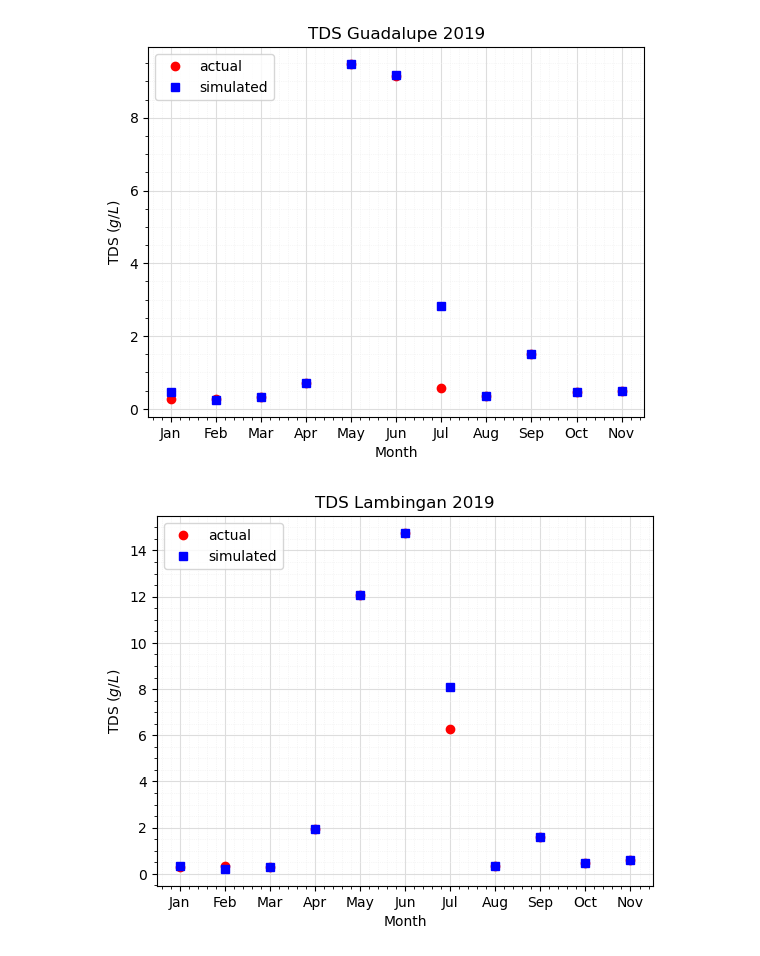
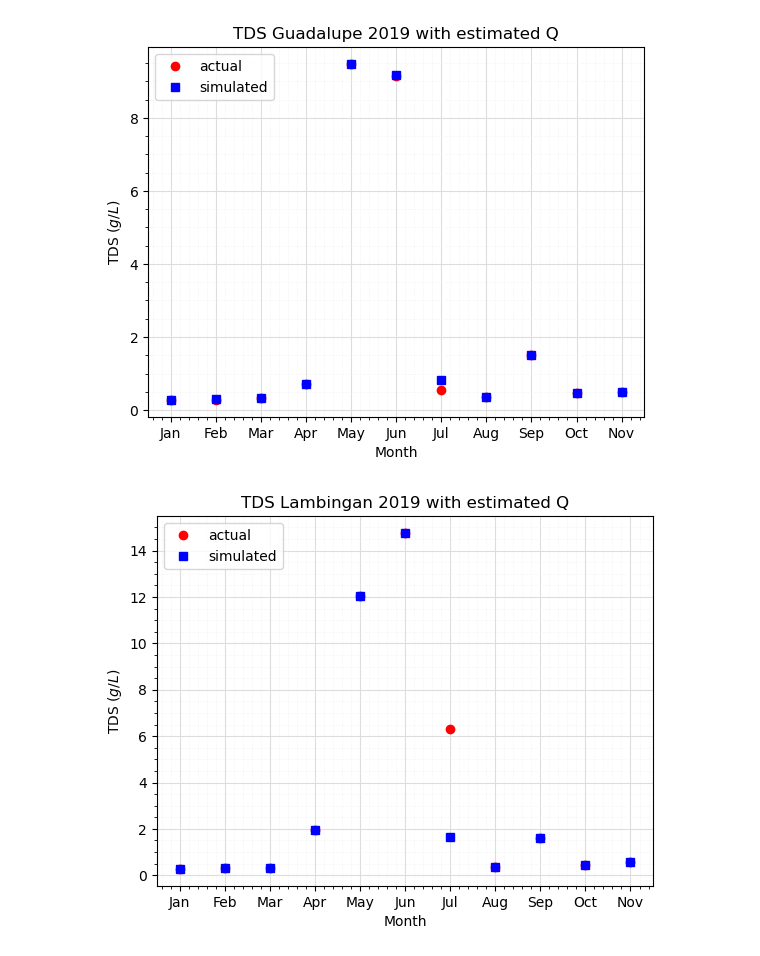
Before and after one commit to CrisLorde/Numerical-resolution-of-a-water-quality-model-and-its-application-to-the-Pasig-River, a Jupyter notebook: Parameter Estimation 2019/TDS Pasig 2019 with estimated Q.ipynb, the cells around one changed output. Saved outputs shown, nothing was run; the diff lists cells and outputs as text; code cells hidden in the pictures.

```diff
--- a/Parameter Estimation 2019/TDS Pasig 2019 with estimated Q.ipynb
+++ b/Parameter Estimation 2019/TDS Pasig 2019 with estimated Q.ipynb
@@ -333,14 +333,14 @@ def solver(T,dt,L1, L2, L3, Z):
     E[0,k1:l1] = PN1*den*hb*S[0,k1:l1]
 
     #Flow Rate Boundary
-    QW[0,0] = 95.36207576
+    QW[0,0] = 75.39087057
     QW[24,0] = 22.79
     QW[66,0] = 2.61
     QW[72,0] = 0.13
     QW[88,0] = 2.08
     QW[148,0] = 0.25
 
-    QW[0,1] = 84.5485482
+    QW[0,1] = 111.25511384
     QW[24,1] = 6.25
     QW[66,1] = 2.17
     QW[72,1] = 0.08
@@ -375,7 +375,7 @@ def solver(T,dt,L1, L2, L3, Z):
     QW[88,5] = 0.28
     QW[148,5] = 0.09
 
-    QW[0,6] = 150.69477853
+    QW[0,6] = 146.68822603
     QW[24,6] = 11.35
     QW[66,6] = 5.18
     QW[72,6] = 0.25
@@ -533,7 +533,7 @@ def solver(T,dt,L1, L2, L3, Z):
             M2 = Z1 / dt #- (L111 + L22*K + L33*K)
             RHS[:] = M2.dot(E[:,n]) + B
             RHS[0] = PJ1*den*hb*0.27
-            RHS[M] = -85.65160511*E[M,n]
+            RHS[M] = -120.92459348*E[M,n]
             M1[0,0] = 1
             M1[0,1] = 0
             E[:,n+1] = np.linalg.solve(M1, RHS)
@@ -563,7 +563,7 @@ def solver(T,dt,L1, L2, L3, Z):
             M2 = Z1 / dt #- (L111 + L22*K + L33*K)
             RHS[:] = M2.dot(E[:,n]) + B
             RHS[0] = PF1*den*hb*0.27
-            RHS[M] = -101.25102741*E[M,n]
+            RHS[M] = -74.97797026*E[M,n]
             M1[0,0] = 1
             M1[0,1] = 0
             E[:,n+1] = np.linalg.solve(M1, RHS)
@@ -713,7 +713,7 @@ def solver(T,dt,L1, L2, L3, Z):
             M2 = Z1 / dt #- (L111 + L22*K + L33*K)
             RHS[:] = M2.dot(E[:,n]) + B
             RHS[0] = PJul1*den*hb*0.46
-            RHS[M] = 20.65415838*E[M,n]
+            RHS[M] = -15.95943457*E[M,n]
             M1[0,0] = 1
             M1[0,1] = 0
             E[:,n+1] = np.linalg.solve(M1, RHS)
@@ -1189,20 +1189,20 @@ Z[M, M] = ans23
 # %%
 fig, ax = plt.subplots()
 #ax.axis([-0.1,9500+0.1,-0.0001,1.1])
 ax.grid(which='major', color='#DDDDDD', linewidth=0.8)
 ax.grid(which='minor', color='#EEEEEE', linestyle=':', linewidth=0.5)
 ax.minorticks_on()
 
 plt.plot(["Jan", "Feb", "Mar", "Apr", "May", "Jun", "Jul", "Aug","Sep", "Oct", "Nov"], [0.28, 0.28, 0.32, 0.70, 9.48, 9.16, 0.56, 0.35, 1.5, 0.46, 0.48], 'ro')
 plt.plot(["Jan", "Feb", "Mar", "Apr", "May", "Jun", "Jul", "Aug", "Sep", "Oct", "Nov"],[S[72,7200], S[72,14400], S[72,21600], S[72,28800], S[72,36000], S[72,43200], S[72,50400], S[72,57600], S[72,64800], S[72,72000], S[72,79200]], 'bs')
 plt.legend(["actual","simulated"], loc ="upper left")
 plt.xlabel("Month")
 plt.ylabel("TDS ($g/L$)")
-plt.title("TDS Guadalupe 2019")
-plt.savefig('TDS Guadalupe 2019.png')
+plt.title("TDS Guadalupe 2019 with estimated Q")
+plt.savefig('TDS Guadalupe 2019 with estimated Q.png')
 plt.show()
 # %% [output]
-[figure, old version]
+[figure, new version]
 # %%
 fig, ax = plt.subplots()
 ax.grid(which='major', color='#DDDDDD', linewidth=0.8)
@@ -1214,8 +1214,8 @@ plt.plot(["Jan", "Feb", "Mar", "Apr", "May", "Jun", "Jul", "Aug", "Sep", "Oct",
 plt.legend(["actual","simulated"], loc ="upper left")
 plt.xlabel("Month")
 plt.ylabel("TDS ($g/L$)")
-plt.title("TDS Lambingan 2019")
-plt.savefig('TDS Lambingan 2019.png')
+plt.title("TDS Lambingan 2019 with estimated Q")
+plt.savefig('TDS Lambingan 2019 with estimated Q.png')
 plt.show()
 # %% [output]
-[figure, old version]
+[figure, new version]
```
Also changed, not shown: parts of 1 cell of this notebook.
